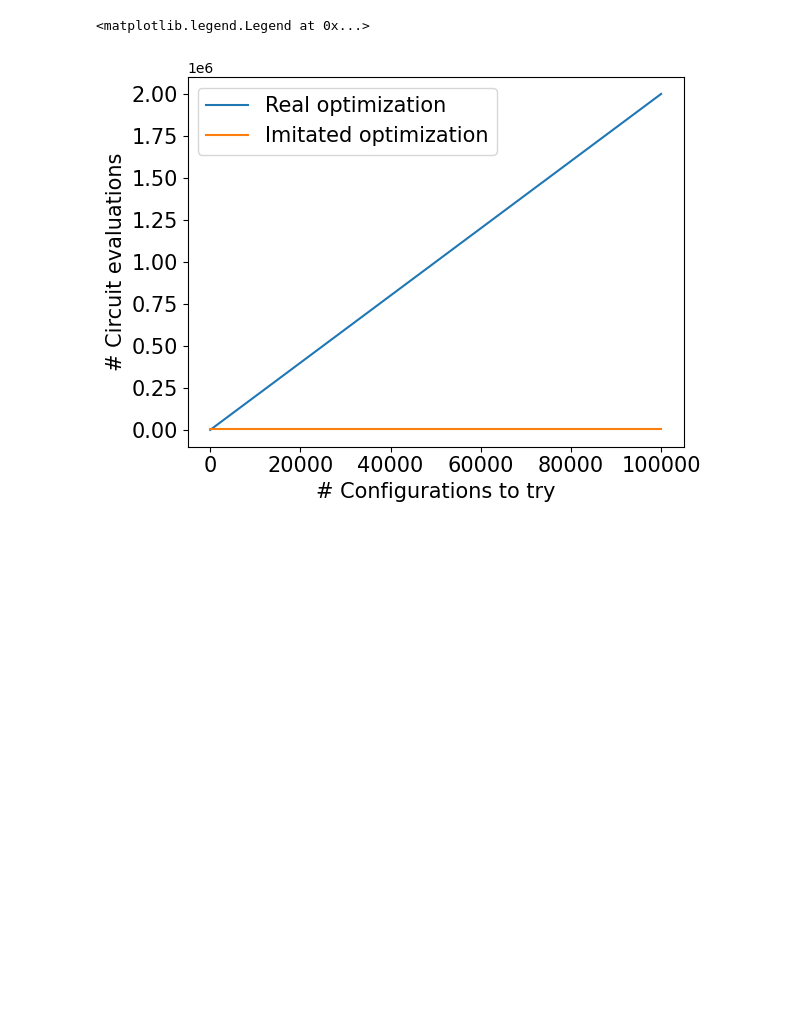
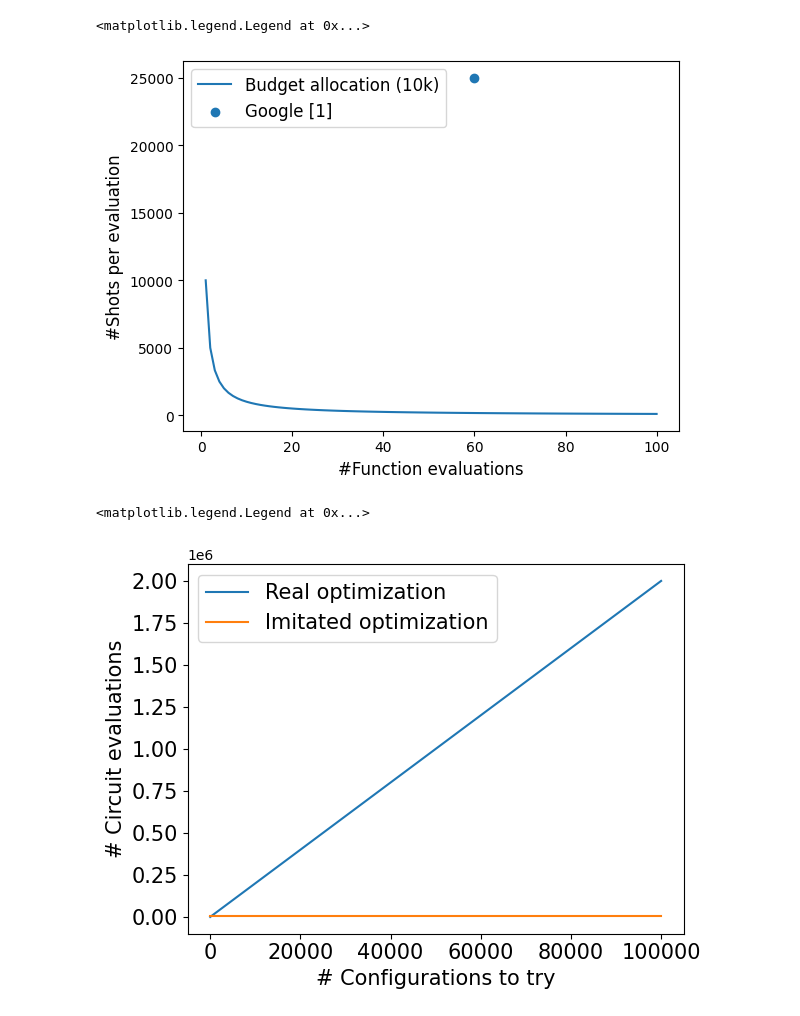
Before and after one commit to jpmorganchase/End-to-End_Protocol_for_High-Quality_QAOA_Parameters, a Jupyter notebook: configure_optimizer.ipynb, the cells around one changed output. Saved outputs shown, nothing was run; the diff lists cells and outputs as text; code cells hidden in the pictures; blank space fills up the shorter version.

```diff
--- a/configure_optimizer.ipynb
+++ b/configure_optimizer.ipynb
@@ -114,3 +401,15 @@ Number of evaluations:  7
+# %%
+plt.figure()
+fontsize = 12
+x = np.linspace(1, 100, 100)
+plt.plot(x, 10000 / x, label="Budget allocation (10k)")
+plt.xlabel("#Function evaluations", fontsize=fontsize)
+plt.ylabel("#Shots per evaluation", fontsize=fontsize)
+plt.scatter(60, 25000, label="Google [1]")
+plt.legend(fontsize=fontsize)
+# %% [output]
+<matplotlib.legend.Legend at 0x...>
+[figure, added]
 # %%
 x = np.linspace(0, 100000, 100)
 fontsize = 15
```
Also changed, not shown: parts of 11 cells of this notebook, 3 other files.
